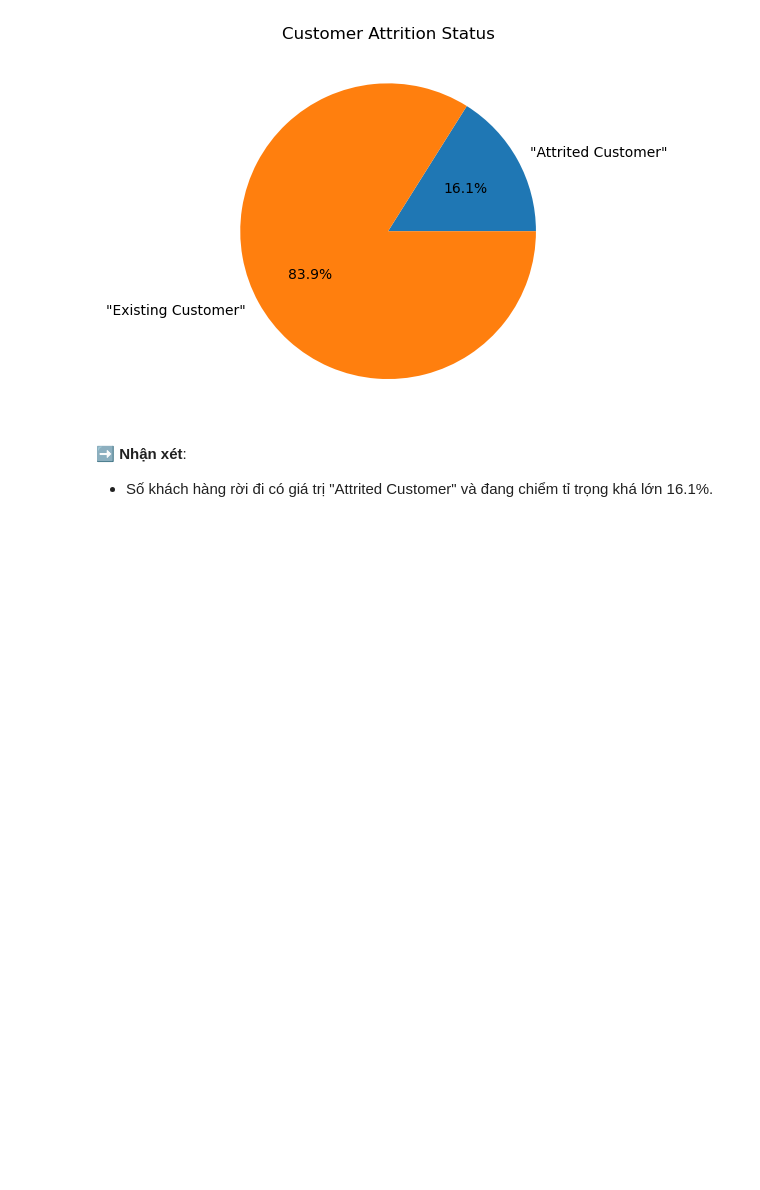
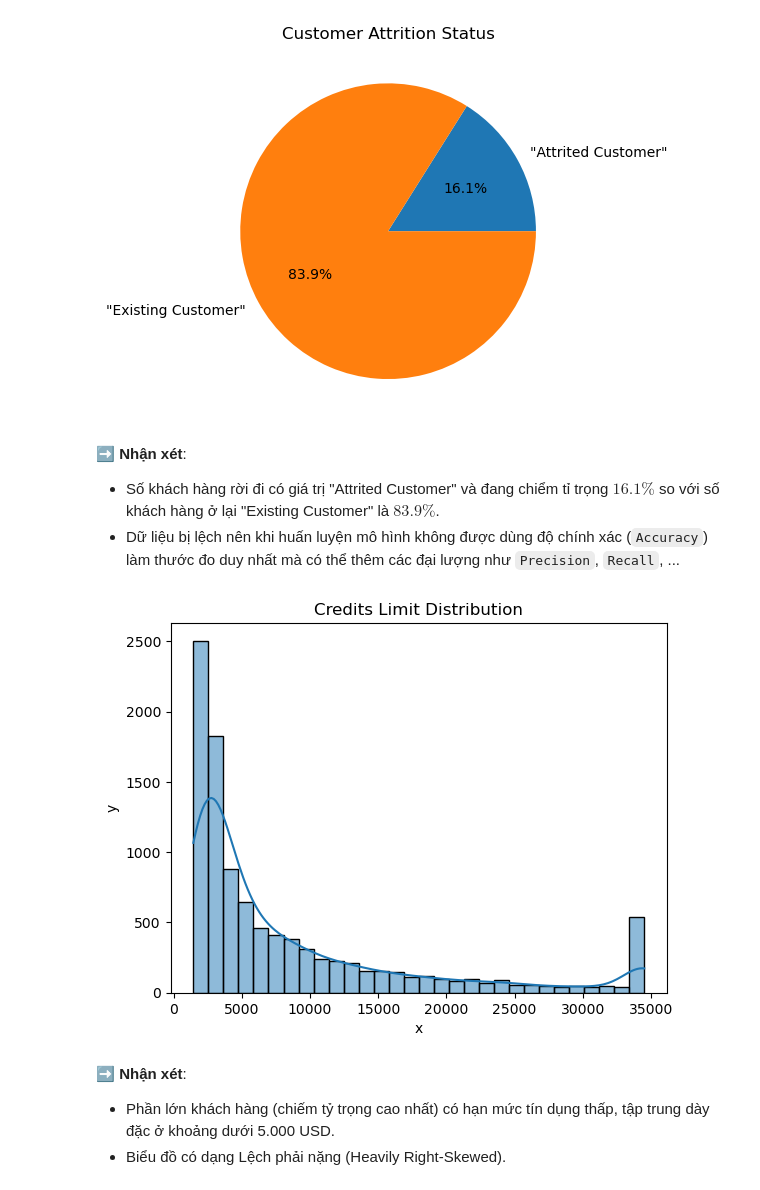
Before and after one commit to TThanhc/Credits_Card_customers-Numpy-DS, a Jupyter notebook: notebooks/01_data_exploration.ipynb, the cells around one changed output. Cells and saved outputs as stored; diff of their text form; code cells hidden in the pictures; blank space fills up the shorter version.

```diff
--- a/notebooks/01_data_exploration.ipynb
+++ b/notebooks/01_data_exploration.ipynb
@@ -141,4 +131,16 @@ plt.show()
 [figure]
 # %% [markdown]
 ➡️ **Nhận xét**:
-- Số khách hàng rời đi có giá trị "Attrited Customer" và đang chiểm tỉ trọng khá lớn 16.1%.
+- Số khách hàng rời đi có giá trị "Attrited Customer" và đang chiểm tỉ trọng $16.1\%$ so với số khách hàng ở lại "Existing Customer" là $83.9\%$.
+- Dữ liệu bị lệch nên khi huấn luyện mô hình không được dùng độ chính xác (`Accuracy`) làm thước đo duy nhất mà có thể thêm các đại lượng như `Precision`, `Recall`, ...
+# %%
+Credit_idx = header.index('"Credit_Limit"')
+data_Credit = data[:, Credit_idx].astype(float)
+
+visua_hist(data_Credit, "Credits Limit Distribution", "x", "y")
+# %% [output]
+[figure, added]
+# %% [markdown]
+➡️ **Nhận xét**:
+- Phần lớn khách hàng (chiếm tỷ trọng cao nhất) có hạn mức tín dụng thấp, tập trung dày đặc ở khoảng dưới 5.000 USD.
+- Biểu đồ có dạng Lệch phải nặng (Heavily Right-Skewed).
```
Also changed, not shown: parts of 11 cells of this notebook, 9 other files.
